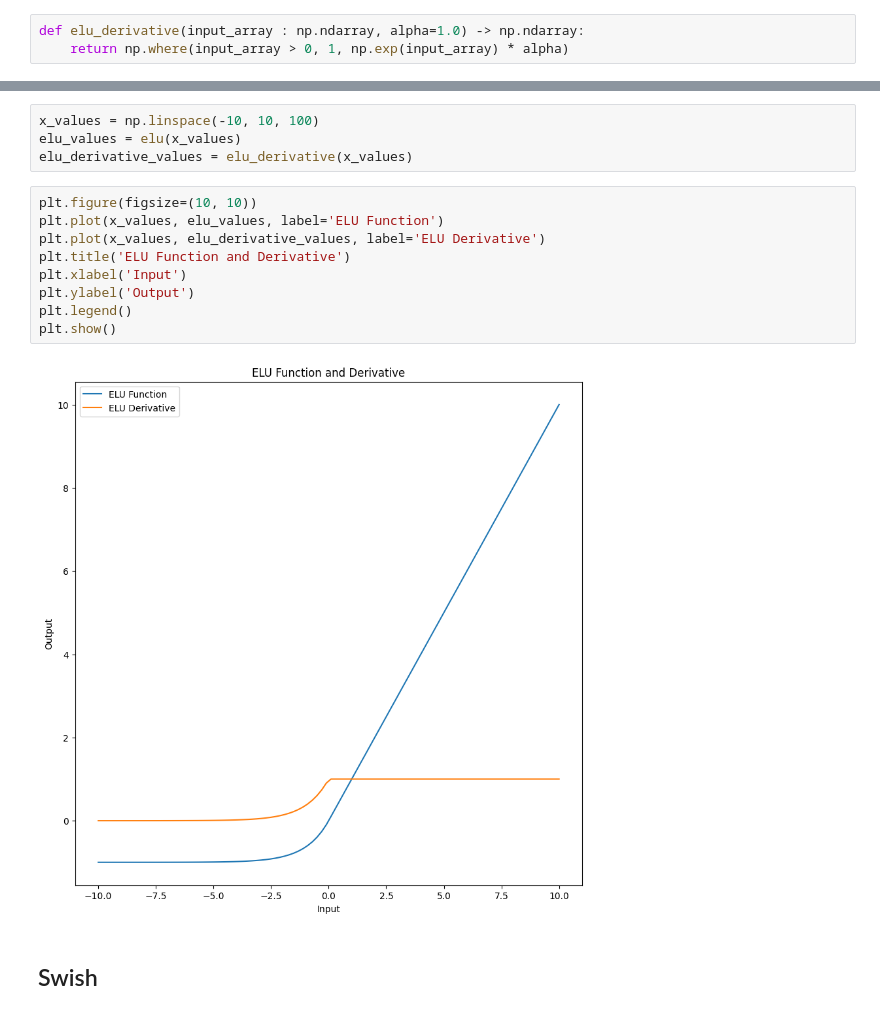
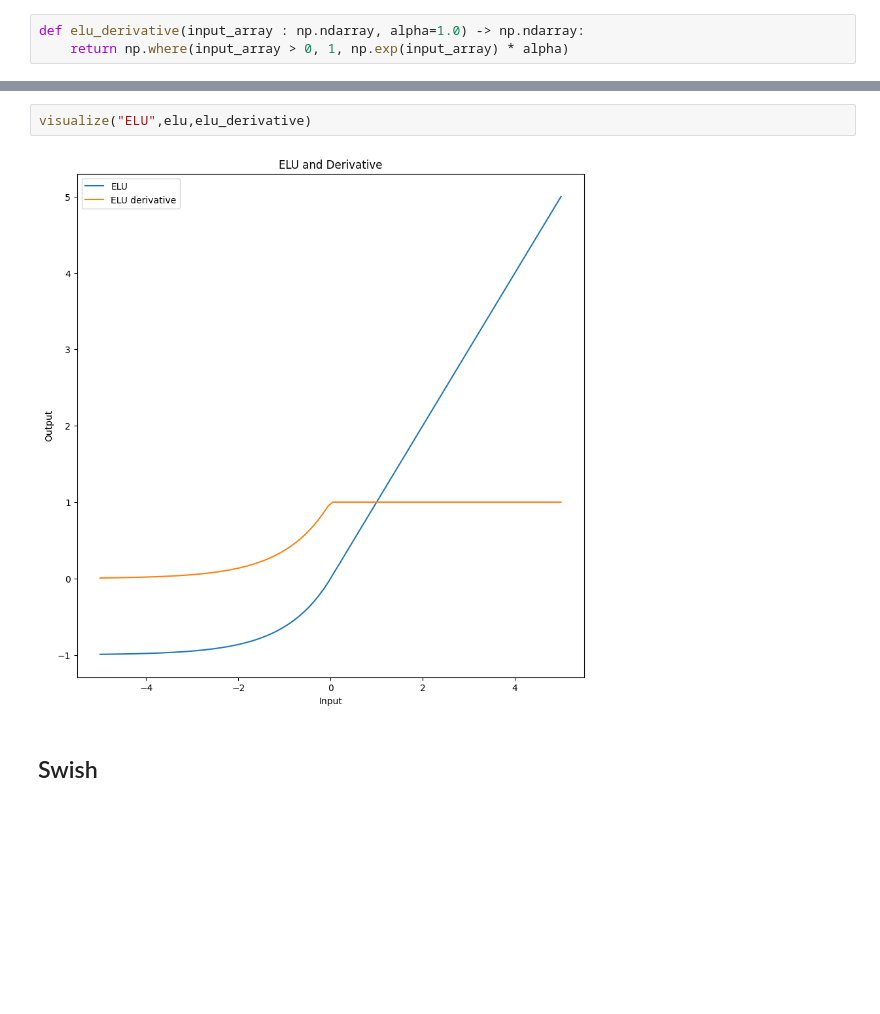
Before and after one commit to marmurr/Deep-Learning, a Jupyter notebook: Deep_learning_lab1.ipynb, the cells around one changed output, grey strips where cells are left out. Drawn from its saved outputs; the diff is of its cells as text; blank space fills up the shorter version.

```diff
--- a/Deep_learning_lab1.ipynb
+++ b/Deep_learning_lab1.ipynb
@@ -119,18 +142,7 @@ array([[[1.00000000e+00, 2.03109266e-42],
-# %%
-x_values = np.linspace(-10, 10, 100)
-elu_values = elu(x_values)
-elu_derivative_values = elu_derivative(x_values)
-# %%
-plt.figure(figsize=(10, 10))
-plt.plot(x_values, elu_values, label='ELU Function')
-plt.plot(x_values, elu_derivative_values, label='ELU Derivative')
-plt.title('ELU Function and Derivative')
-plt.xlabel('Input')
-plt.ylabel('Output')
-plt.legend()
-plt.show()
-# %% [output]
-[figure, removed]
+# %%
+visualize("ELU",elu,elu_derivative)
+# %% [output]
+[figure, added]
 # %% [markdown]
 ## Swish
 # %%
```
Also changed, not shown: parts of 40 cells of this notebook.
